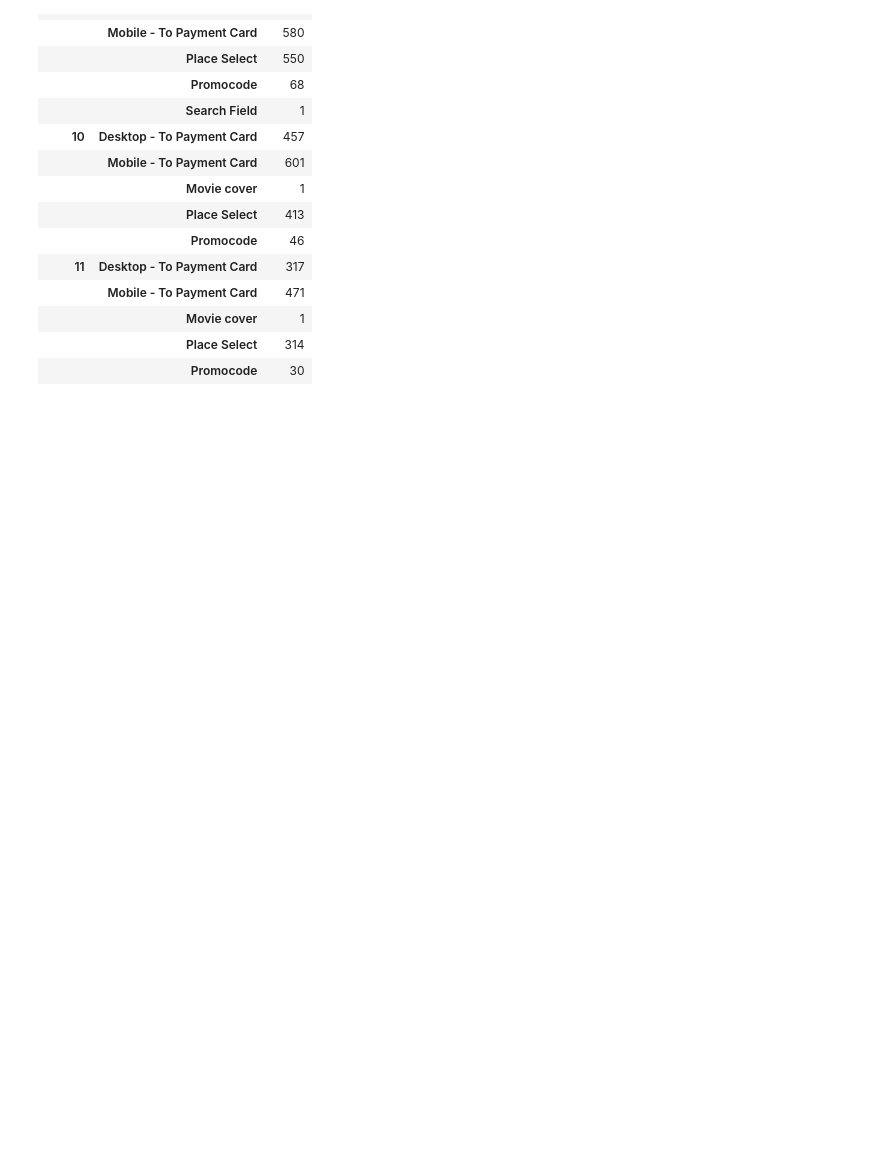
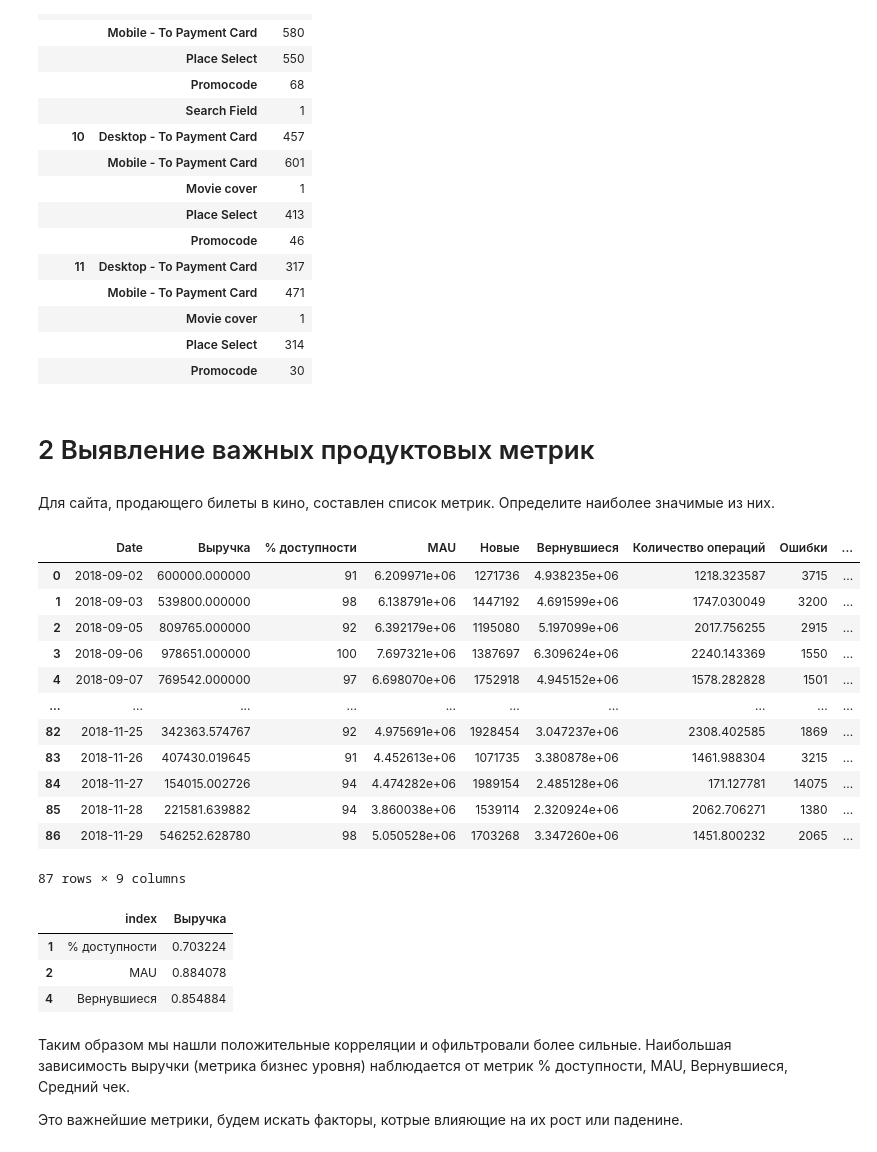
Before and after one commit to plotkoAE/Performance_metrics, a Jupyter notebook: metrics.ipynb, the cells around one changed output. Saved outputs shown, nothing was run; the diff lists cells and outputs as text; code cells hidden in the pictures; blank space fills up the shorter version.

```diff
--- a/metrics.ipynb
+++ b/metrics.ipynb
@@ -178,3 +179,40 @@ target_action
 |  | Movie cover | 1 |
 |  | Place Select | 314 |
 |  | Promocode | 30 |
+# %% [markdown]
+# 2 Выявление важных продуктовых метрик
+# %% [markdown]
+Для сайта, продающего билеты в кино, составлен список метрик. Определите наиболее значимые из них.
+# %%
+df_metrics = pd.read_excel('Dataset-2.xlsx', parse_dates = ['Date'], sheet_name=3)
+df_metrics = df_metrics.iloc[:, 0:9]
+# %%
+df_metrics
+# %% [output]
+|  | Date | Выручка | % доступности | MAU | Новые | Вернувшиеся | Количество операций | Ошибки | ... |
+| 0 | 2018-09-02 | 600000.000000 | 91 | 6.209971e+06 | 1271736 | 4.938235e+06 | 1218.323587 | 3715 | ... |
+| 1 | 2018-09-03 | 539800.000000 | 98 | 6.138791e+06 | 1447192 | 4.691599e+06 | 1747.030049 | 3200 | ... |
+| 2 | 2018-09-05 | 809765.000000 | 92 | 6.392179e+06 | 1195080 | 5.197099e+06 | 2017.756255 | 2915 | ... |
+| 3 | 2018-09-06 | 978651.000000 | 100 | 7.697321e+06 | 1387697 | 6.309624e+06 | 2240.143369 | 1550 | ... |
+| 4 | 2018-09-07 | 769542.000000 | 97 | 6.698070e+06 | 1752918 | 4.945152e+06 | 1578.282828 | 1501 | ... |
+| ... | ... | ... | ... | ... | ... | ... | ... | ... | ... |
+| 82 | 2018-11-25 | 342363.574767 | 92 | 4.975691e+06 | 1928454 | 3.047237e+06 | 2308.402585 | 1869 | ... |
+| 83 | 2018-11-26 | 407430.019645 | 91 | 4.452613e+06 | 1071735 | 3.380878e+06 | 1461.988304 | 3215 | ... |
+| 84 | 2018-11-27 | 154015.002726 | 94 | 4.474282e+06 | 1989154 | 2.485128e+06 | 171.127781 | 14075 | ... |
+| 85 | 2018-11-28 | 221581.639882 | 94 | 3.860038e+06 | 1539114 | 2.320924e+06 | 2062.706271 | 1380 | ... |
+| 86 | 2018-11-29 | 546252.628780 | 98 | 5.050528e+06 | 1703268 | 3.347260e+06 | 1451.800232 | 2065 | ... |
+87 rows × 9 columns
+# %%
+metrics_corr = df_metrics.corr()
+MAU_corr = metrics_corr.loc['Выручка', :].reset_index()
+MAU_corr[(abs(MAU_corr['Выручка']) >= 0.7) & (MAU_corr['index'] != 'Выручка')]
+# %% [output]
+|  | index | Выручка |
+| 1 | % доступности | 0.703224 |
+| 2 | MAU | 0.884078 |
+| 4 | Вернувшиеся | 0.854884 |
+# %% [markdown]
+Таким образом мы нашли положительные корреляции и офильтровали более сильные.
+Наибольшая зависимость выручки (метрика бизнес уровня) наблюдается от метрик % доступности, MAU, Вернувшиеся, Средний чек.
+
+Это важнейшие метрики, будем искать факторы, котрые влияющие на их рост или паденине.
```
Also changed, not shown: parts of 1 cell of this notebook, 3 other files.
